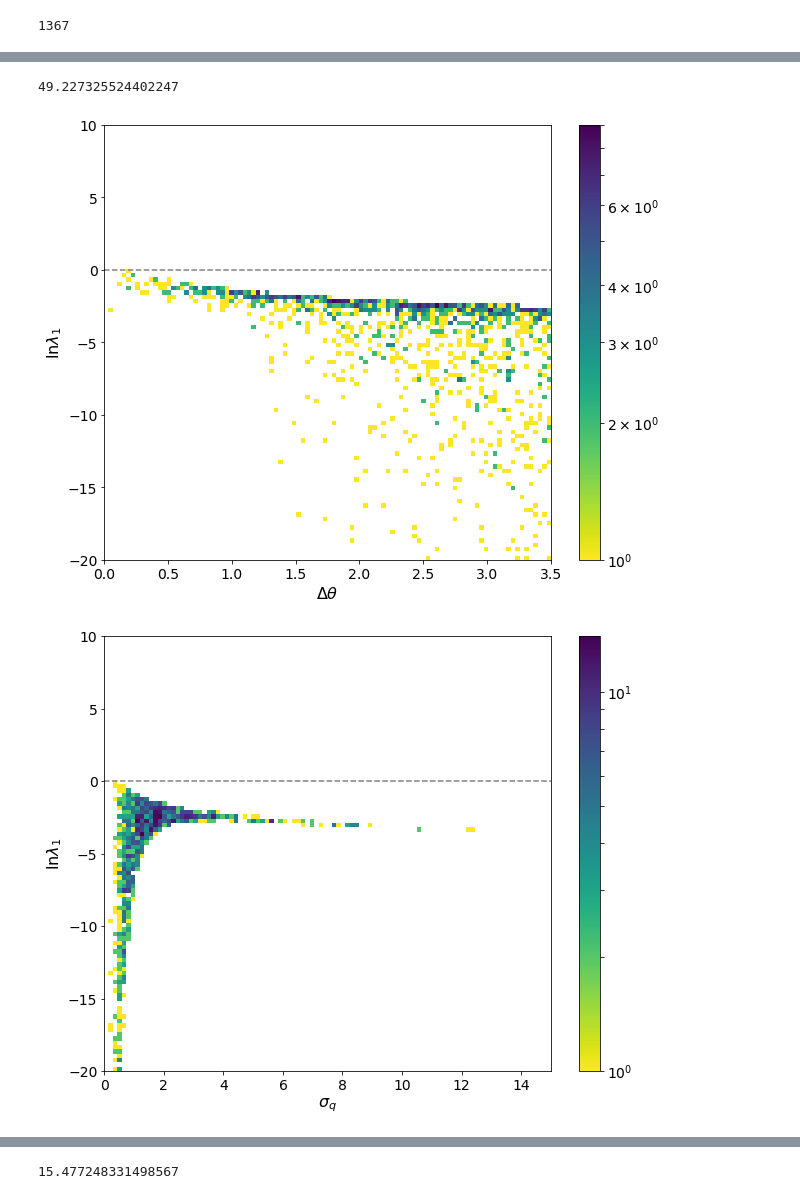
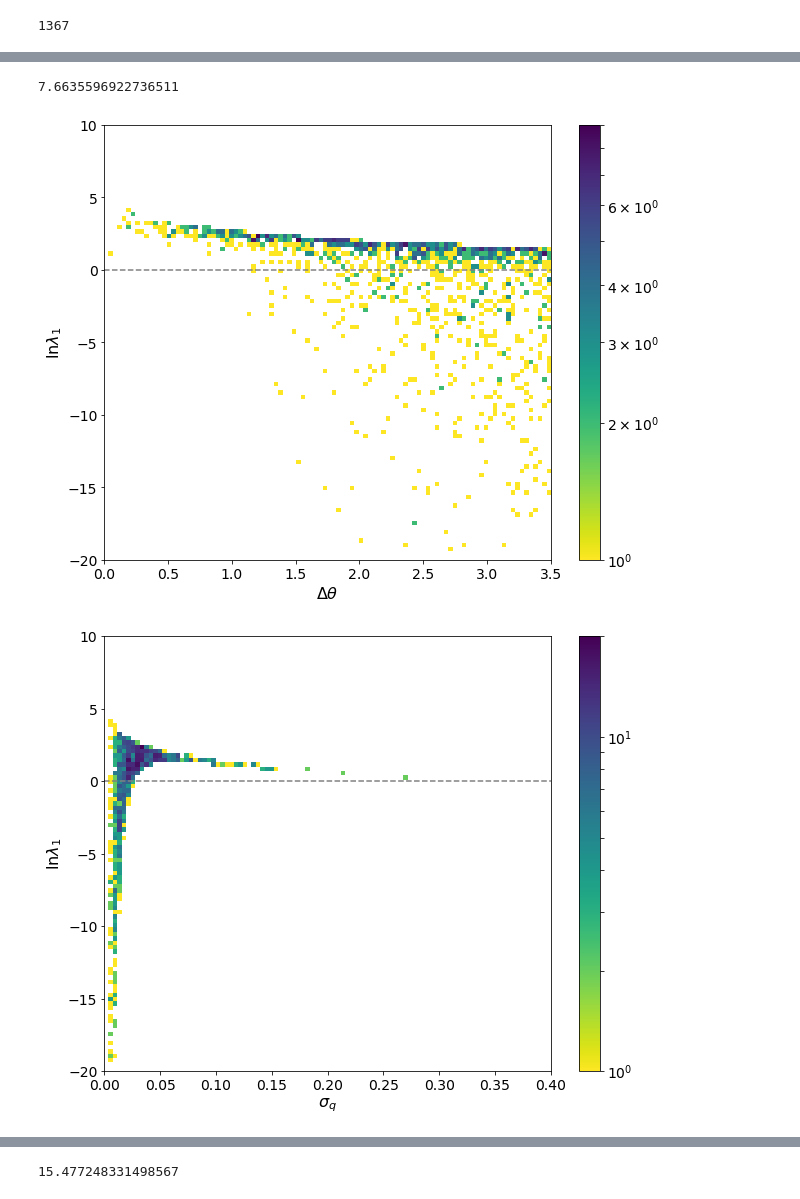
Before and after one commit to hayalaso/Analyses_AMON, a Jupyter notebook: HAWC_IC/multi_correlation_analysis.ipynb, the cells around one changed output, grey strips where cells are left out. Saved outputs shown, nothing was run; the diff lists cells and outputs as text; code cells hidden in the pictures.

```diff
--- a/HAWC_IC/multi_correlation_analysis.ipynb
+++ b/HAWC_IC/multi_correlation_analysis.ipynb
@@ -83,8 +83,8 @@ def LLH(dec1,ra1,dec2,ra2,sigma1,sigma2,sig):
 
     #Calculating the likelihood
     #Spatial coincidence
-    sigmac=sigma1**2+ sigma2**2 #Being conservative in the error
-    xerf=spc**2/(2*sigmac)#(np.sqrt(2)*np.sqrt(sigmac))
+    sigmac=(sigma1*DEG2RAD)**2+ (sigma2*DEG2RAD)**2 #Being conservative in the error
+    xerf=(spc*DEG2RAD)**2/(2*sigmac)#(np.sqrt(2)*np.sqrt(sigmac))
     term1 = -np.log(2*np.pi*sigmac)/2 - xerf
     #Db = (np.log(0.25*(sig1**2/sig2**2 + sig2**2/sig1**2 + 2)) + xerf)*0.25
     #BC = np.exp(-Db) #Bhattacharyya distance
@@ -310,7 +310,7 @@ savefig('/Users/hugo/AMON/Technical_Notes/IC-HAWC_Analysis/PLLH.pdf')
 # savefig("/Users/hugo/AMON/Technical_Notes/IC-HAWC_Analysis/T2vsLLH.pdf")
 max(df_result.LLH)
 # %% [output]
-49.227325524402247
+7.6635596922736511
 # %%
 from matplotlib.colors import LogNorm
 hist2d(df_result.SpcAng,df_result.T1,bins=100,cmap='viridis_r',norm=LogNorm(),range=[(0,3.5),(-20,10)])
@@ -320,18 +320,18 @@ ylabel(r'$\ln \lambda_1$',fontsize=16)
 hlines(0,0,3.5,linestyles='--',colors='gray')
 savefig("/Users/hugo/AMON/Technical_Notes/IC-HAWC_Analysis/T1vsTheta.pdf")
 # %% [output]
-[figure, old version]
+[figure, new version]
 # %%
 rcParams['figure.figsize'] = (10, 8)
 from matplotlib.colors import LogNorm
-hist2d(df_result.SigQ,df_result.T1,bins=100,cmap='viridis_r',norm=LogNorm(),range=[(0,15),(-20,10)])
+hist2d(df_result.SigQ,df_result.T1,bins=100,cmap='viridis_r',norm=LogNorm(),range=[(0,0.4),(-20,10)])
 colorbar()
 xlabel(r"$\sigma_q$",fontsize=16)
 ylabel(r'$\ln \lambda_1$',fontsize=16)
 hlines(0,0,16,linestyles='--',colors='gray')
 savefig("/Users/hugo/AMON/Technical_Notes/IC-HAWC_Analysis/T1vssigma.pdf")
 # %% [output]
-[figure, old version]
+[figure, new version]
 # %%
 from matplotlib.colors import LogNorm
 hist2d(df_result.SpcAng/df_result.SigQ,df_result.T1,bins=100,cmap='viridis_r',norm=LogNorm())
```
Also changed, not shown: parts of 8 cells of this notebook.
